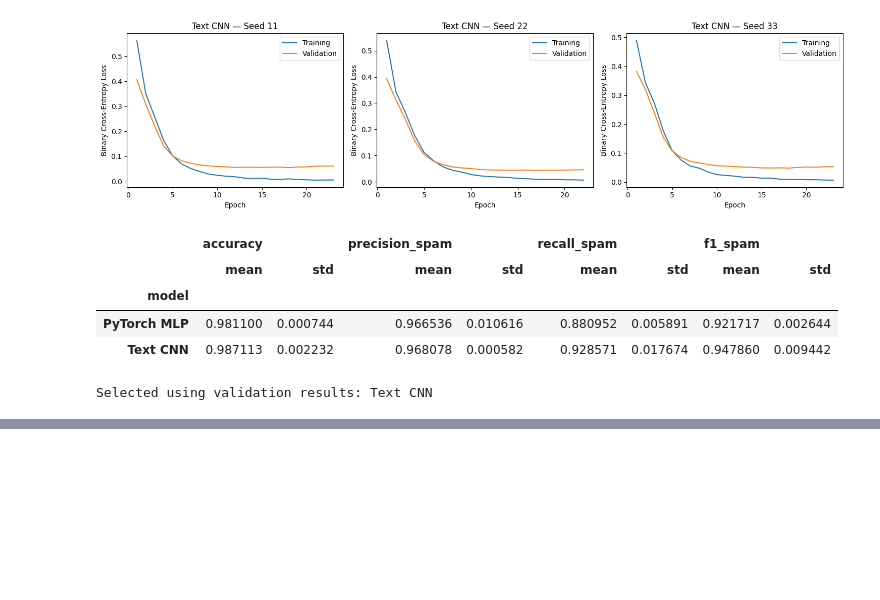
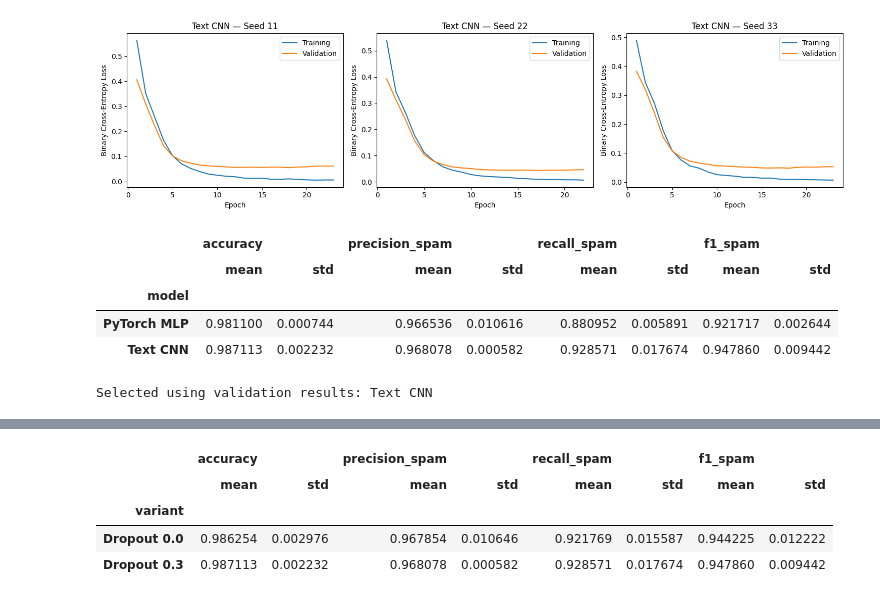
Before and after one commit to ThisumiWijesinghe/SMS_SPAM_DETECTION_ANN, a Jupyter notebook: Neural_Netwrok.ipynb, the cells around one changed output, grey strips where cells are left out. Cells and saved outputs as stored; diff of their text form; code cells hidden in the pictures; blank space fills up the shorter version.

```diff
--- a/Neural_Netwrok.ipynb
+++ b/Neural_Netwrok.ipynb
@@ -2647,0 +2882,75 @@ Selected using validation results: Text CNN
+# %%
+cnn_ablation_results = []
+cnn_ablation_histories = {}
+
+for seed in CNN_SEEDS:
+    print(f"\nTraining CNN without dropout — seed {seed}")
+
+    result, history_df = train_cnn_ablation(seed)
+
+    cnn_ablation_results.append(result)
+    cnn_ablation_histories[seed] = history_df
+
+cnn_ablation_df = pd.DataFrame(cnn_ablation_results)
+
+cnn_ablation_df.to_csv(
+    output_dir / "cnn_ablation_validation_results.csv",
+    index=False
+)
+
+original = cnn_results_df.copy()
+original["variant"] = "Dropout 0.3"
+
+ablated = cnn_ablation_df.copy()
+ablated["variant"] = "Dropout 0.0"
+
+ablation_combined = pd.concat(
+    [original, ablated],
+    ignore_index=True
+)
+
+ablation_summary = (
+    ablation_combined
+    .groupby("variant")[
+        [
+            "accuracy",
+            "precision_spam",
+            "recall_spam",
+            "f1_spam"
+        ]
+    ]
+    .agg(["mean", "std"])
+)
+
+ablation_summary.to_csv(
+    output_dir / "cnn_ablation_summary.csv"
+)
+
+display(ablation_summary)
+
+paired_ablation = original[
+    ["seed", "f1_spam", "actual_epochs"]
+].merge(
+    ablated[["seed", "f1_spam", "actual_epochs"]],
+    on="seed",
+    suffixes=("_original", "_no_dropout"),
+    validate="one_to_one"
+)
+
+paired_ablation["f1_change"] = (
+    paired_ablation["f1_spam_no_dropout"]
+    - paired_ablation["f1_spam_original"]
+)
+
+paired_ablation.to_csv(
+    output_dir / "cnn_ablation_paired.csv",
+    index=False
+)
+
+display(paired_ablation)
+
+print(
+    "Mean F1 change after removing dropout:",
+    paired_ablation["f1_change"].mean()
+)
+# %% [output]
@@ -2647,0 +2974,5 @@ Selected using validation results: Text CNN
+|  | accuracy |  | precision_spam |  | recall_spam |  | f1_spam |  |
+|  | mean | std | mean | std | mean | std | mean | std |
+| variant |  |  |  |  |  |  |  |  |
+| Dropout 0.0 | 0.986254 | 0.002976 | 0.967854 | 0.010646 | 0.921769 | 0.015587 | 0.944225 | 0.012222 |
+| Dropout 0.3 | 0.987113 | 0.002232 | 0.968078 | 0.000582 | 0.928571 | 0.017674 | 0.947860 | 0.009442 |
```
Also changed, not shown: parts of 7 cells of this notebook.
